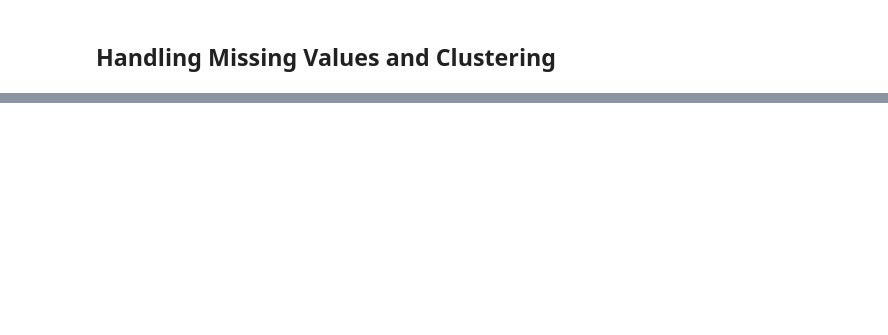
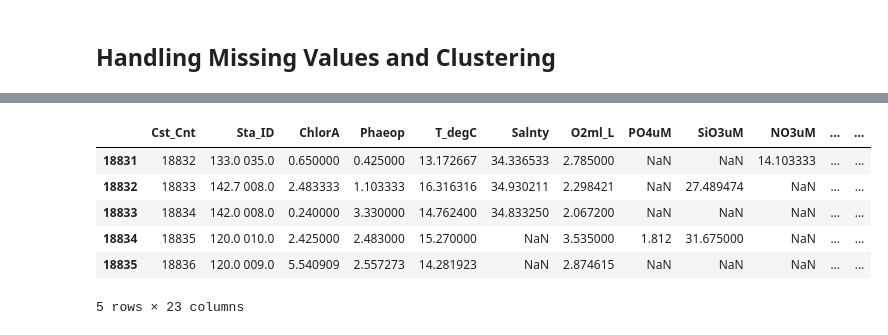
Before and after one commit to Drums180/Geoscientific_Analysis_Project, a Jupyter notebook: data_transform.ipynb, the cells around one changed output, grey strips where cells are left out. Drawn from its saved outputs; the diff is of its cells as text; code cells hidden in the pictures; blank space fills up the shorter version.

```diff
--- a/data_transform.ipynb
+++ b/data_transform.ipynb
@@ -68,0 +66,12 @@ KeyError: 'Sta_ID'
+# %%
+# removes the NAs for ChlorA
+data_clean = combined_data.dropna(subset=['ChlorA'])
+data_clean.head()
+# %% [output]
+|  | Cst_Cnt | Sta_ID | ChlorA | Phaeop | T_degC | Salnty | O2ml_L | PO4uM | SiO3uM | NO3uM | ... | ... |
+| 18831 | 18832 | 133.0 035.0 | 0.650000 | 0.425000 | 13.172667 | 34.336533 | 2.785000 | NaN | NaN | 14.103333 | ... | ... |
+| 18832 | 18833 | 142.7 008.0 | 2.483333 | 1.103333 | 16.316316 | 34.930211 | 2.298421 | NaN | 27.489474 | NaN | ... | ... |
+| 18833 | 18834 | 142.0 008.0 | 0.240000 | 3.330000 | 14.762400 | 34.833250 | 2.067200 | NaN | NaN | NaN | ... | ... |
+| 18834 | 18835 | 120.0 010.0 | 2.425000 | 2.483000 | 15.270000 | NaN | 3.535000 | 1.812 | 31.675000 | NaN | ... | ... |
+| 18835 | 18836 | 120.0 009.0 | 5.540909 | 2.557273 | 14.281923 | NaN | 2.874615 | NaN | NaN | NaN | ... | ... |
+5 rows × 23 columns
```
Also changed, not shown: parts of 6 cells of this notebook, 4 other files.
